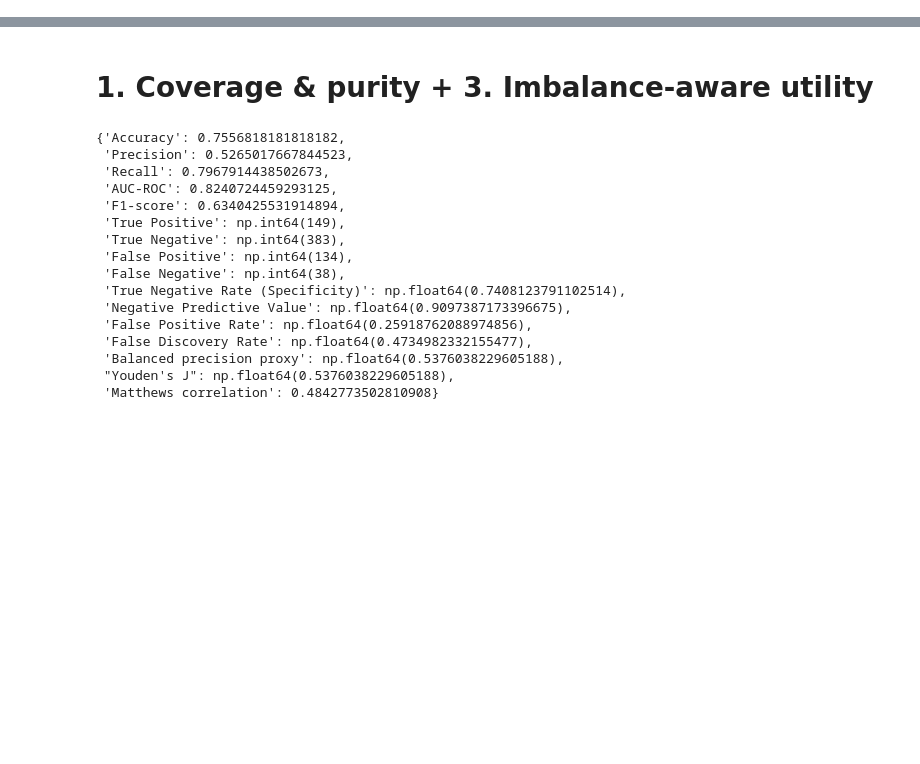
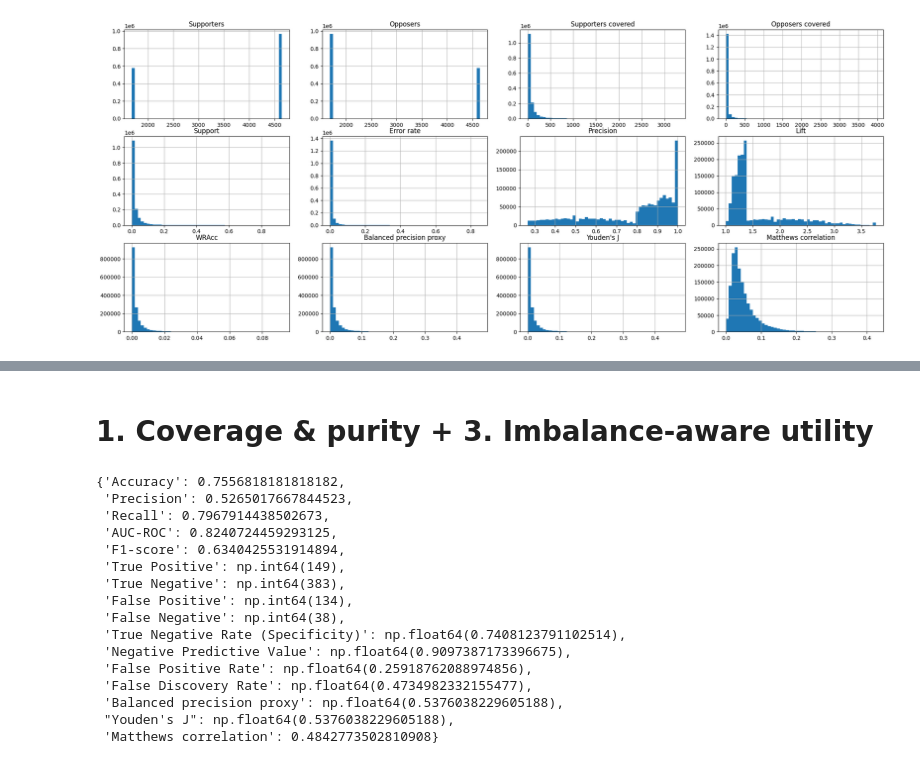
Before and after one commit to TTPO100AJIEX/OSDA-LazyFCA, a Jupyter notebook: 5__metrics.ipynb, the cells around one changed output, grey strips where cells are left out. Drawn from its saved outputs; the diff is of its cells as text; code cells hidden in the pictures; blank space fills up the shorter version.

```diff
--- a/5__metrics.ipynb
+++ b/5__metrics.ipynb
@@ -43,11 +45,18 @@ y_train = pandas.Series(y_train)
 y_test = pandas.Series(y_test)
 # %%
 classifier = LazyFCA(
-    min_pos_for_pos_clas = 5,
-    pos_coef_for_pos_clas = 2.75,
-    min_neg_for_neg_clas = 10,
-    neg_coef_for_neg_clas = 0.25,
-    pos_clas_coef = 1.0
+    pos_params=LazyFCA.Params(
+        supporters_covered=5,
+        supporter_opposer_ratio=1 / 2.75,
+        matthews_correlation=0.1
+    ),
+    neg_params=LazyFCA.Params(
+        supporters_covered=10,
+        supporter_opposer_ratio=4,
+        lift=1.5,
+        matthews_correlation=0.05
+    ),
+    pos_weight=1.0
 )
 classifier.fit(X_train, y_train)
 # %%
@@ -72,0 +99,10 @@ classifier.explain(X_test.iloc[502]).display()
+# %%
+def explain(item):
+    return classifier.explain(item).display()
+
+scores = joblib.Parallel(n_jobs = -1)(
+    joblib.delayed(explain)(item)
+    for _, item in tqdm.tqdm(X_test.iterrows(), total = len(X_test))
+)
+scores = pandas.concat(list(scores), axis = 0).drop_duplicates()
+scores
@@ -72,0 +123,12 @@ classifier.explain(X_test.iloc[502]).display()
+# %%
+COLUMNS = [
+    'Supporters', 'Opposers', 'Supporters covered', 'Opposers covered',
+    'Support', 'Error rate', 'Precision', 'Lift', 'WRAcc',
+    'Balanced precision proxy', 'Youden\'s J', 'Matthews correlation'
+]
+fig, axes = plt.subplots(3, 4, figsize = (25, 10))
+for column, ax in zip(COLUMNS, axes.flat):
+    ax.set_title(column)
+    scores[column].hist(ax = ax, bins = 50)
+# %% [output]
+[figure, added]
```
Also changed, not shown: parts of 7 cells of this notebook, 5 other files.
